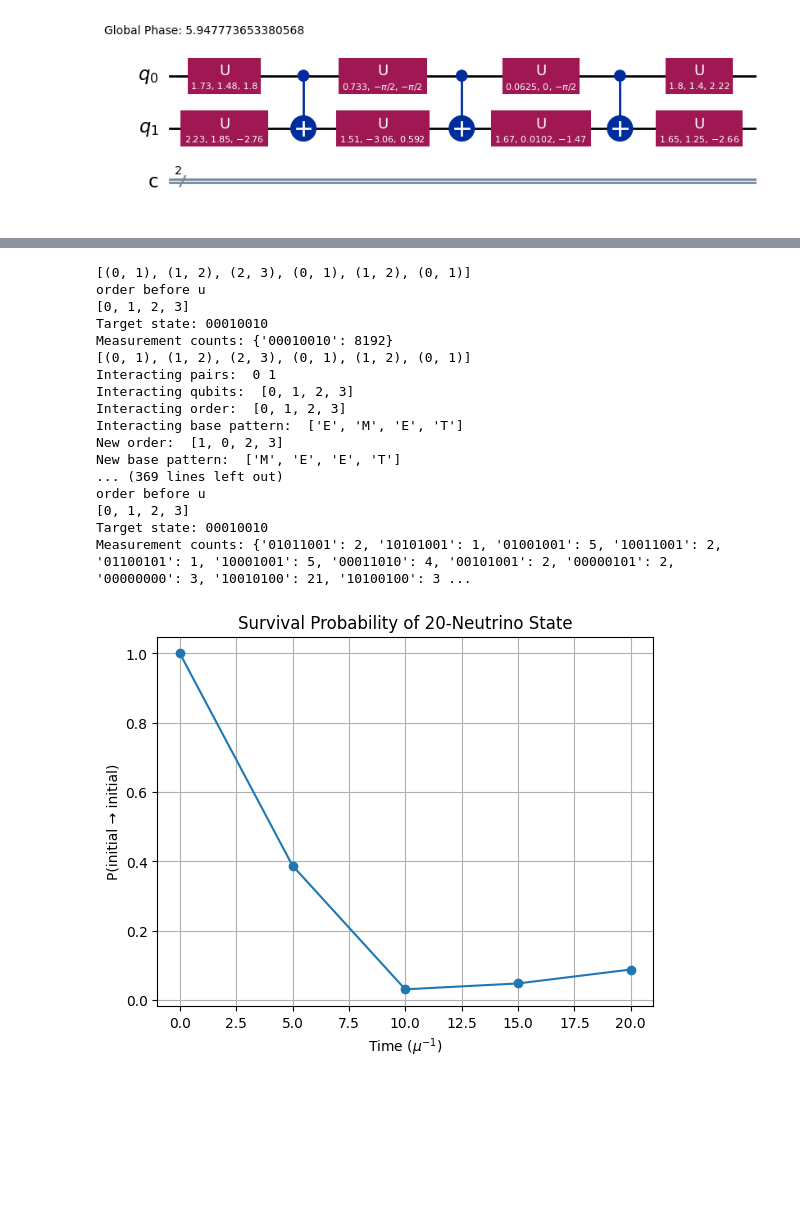
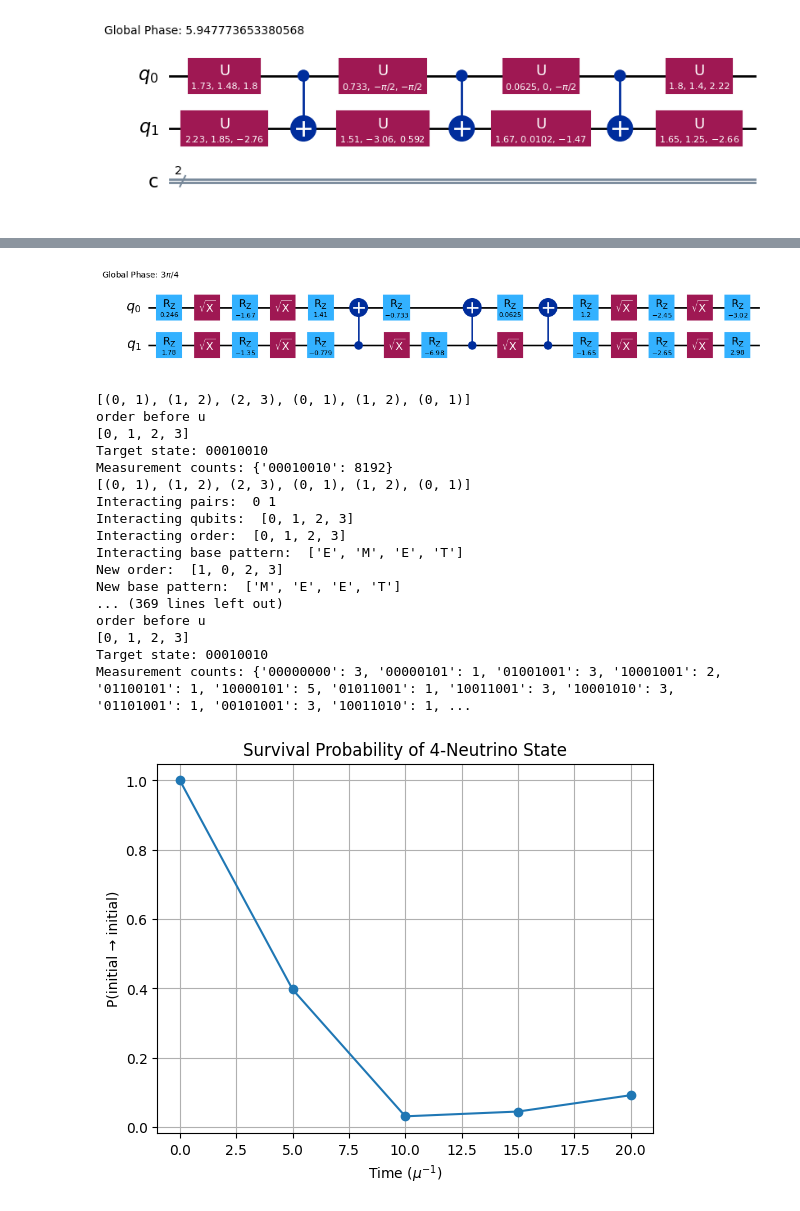
Before and after one commit to Ushakrhmn/Quantum-neutrino-Amol-Basu, a Jupyter notebook: SBN/SNB_3flavour_20-neutrino_2407_swap.ipynb, the cells around one changed output, grey strips where cells are left out. Drawn from its saved outputs; the diff is of its cells as text; code cells hidden in the pictures; blank space fills up the shorter version.

Commit message:
Adapt N neutrino to use swap-u_ij combined.

```diff
--- a/SBN/SNB_3flavour_20-neutrino_2407_swap.ipynb
+++ b/SBN/SNB_3flavour_20-neutrino_2407_swap.ipynb
@@ -69,7 +89,7 @@ assert np.allclose(U_PMNS_4x4.conj().T @ U_PMNS_4x4, np.eye(4)), "PMNS matrix is
 dm21 = 7.41e-5
 dm31 = 2.505e-3
 E = 1.0
-N = 8
+N = 4
 
 delta_m21 = dm21
 delta_m31 = dm31
@@ -180,8 +242,8 @@ def apply_nunu_interaction(qc, pair_indices, order, base_pattern, dt):
         print("Interacting qubits: ", q)
         print("Interacting order: ", order)
         print("Interacting base pattern: ", base_pattern)
-        nunu_interaction(qc, q, alpha_ij)
-        two_qubit_swap(qc, [2*i, 2*i+1], [2*j, 2*j+1])
+        nunu_interaction_p(qc, q, alpha_ij)
+        # two_qubit_swap(qc, [2*i, 2*i+1], [2*j, 2*j+1])
         order = swap_order_i_j(order, i, j)
         base_pattern = swap_base_pattern_i_j(base_pattern, i, j)
         print("New order: ", order)
@@ -225,3 +294,12 @@ def init_ordering():
+# %%
+qc = QuantumCircuit(2)
+Udag = Operator(U_PMNS_4x4.conj().T)
+decomposer = TwoQubitBasisDecomposer(CXGate(), euler_basis='ZSX')
+udagger = decomposer(Udag)
+qc.append(udagger, [0, 1])
+qc.decompose().draw('mpl')
+# %% [output]
+[figure, added]
 # %%
 # Time loop setup for N neutrinos
 dt = 5 / mu
@@ -231,6 +309,13 @@ times = np.linspace(0, T_max, steps)
 
 probabilities = []
 shots = 8192
+
+# Udag = Operator(U_PMNS_4x4.conj().T)
+# decomposer = TwoQubitBasisDecomposer(CXGate(), euler_basis='ZSX')
+# Udag = decomposer(Udag)
+
+# U = Operator(U_PMNS_4x4)
+# U = decomposer(U)
 for t in times:
     qc = QuantumCircuit(2 * N, 2 * N)
 
@@ -247,6 +332,7 @@ for t in times:
     Udag = Operator(U_PMNS_4x4.conj().T)
     for i in range(N):
         qc.unitary(Udag, [2*i, 2*i+1], label="U†_PMNS")
+        # qc.append(Udag, [2*i, 2*i+1])
 
     # Trotterization
     Trotter = int(t / dt)
@@ -263,22 +349,35 @@ for t in times:
     print(order)
     for i in range(N):
         qc.unitary(U, [2*i, 2*i+1], label="U_PMNS")
+        # qc.append(U, [2*i, 2*i+1])
 
     # Measurement
     # if order[-1] > order[0]:
     qc.measure(range(2 * N), reversed((range(2 * N))))
     # else:
     #     qc.measure(reversed(range(2 * N)), reversed((range(2 * N))))
-    pqc = transpile(qc, simulator)
+    if simulator_flag:
+        pqc = transpile(qc, simulator)
+    else:
+        initial_layout = [i for i in range(2 * N)]
+        pqc = transpile(qc, backend, initial_layout = initial_layout)
     #print(qc.count_ops())
     #for instr, qargs, cargs in qc.data:
         #if hasattr(instr, "params") and instr.params:
            # print(f"{instr.name}: {instr.params}")
 
     #pqc = transpile(qc, basis_gates=["u3", "cx"])
-    job = simulator.run([pqc], shots=shots)
+    counts = None
+    job = None
+    if simulator_flag:
+        job = simulator.run([pqc], shots=shots)
+    else:
+        job = sampler.run([pqc], shots=shots)
     job_result = job.result()
-    counts = job_result.get_counts()
+    if simulator_flag:
+        counts = job_result.get_counts()
+    else:
+        counts = job_result[0].data.c.get_counts()
 
     #print("Target state:", target_state)
 
@@ -298,33 +397,36 @@ for t in times:
 
     print("Target state:", target_state)
 
     prob = counts.get(target_state, 0) / shots
     print("Measurement counts:", counts)
     probabilities.append(prob)
 
 # Plot
 plt.plot(times * mu, probabilities, marker='o')
 plt.xlabel(r"Time ($\mu^{-1}$)")
 plt.ylabel("P(initial → initial)")
-plt.title("Survival Probability of 20-Neutrino State")
+plt.title("Survival Probability of {0}-Neutrino State".format(N))
 plt.grid(True)
+if not simulator_flag:
+    plt.savefig("IBM_8_neutrinos.png")
+    plt.savefig("IBM_8_neutrinos.pdf")
 plt.show()
 # %% [output]
 [(0, 1), (1, 2), (2, 3), (0, 1), (1, 2), (0, 1)]
 order before u
 [0, 1, 2, 3]
 Target state: 00010010
 Measurement counts: {'00010010': 8192}
 [(0, 1), (1, 2), (2, 3), (0, 1), (1, 2), (0, 1)]
 Interacting pairs:  0 1
 Interacting qubits:  [0, 1, 2, 3]
 Interacting order:  [0, 1, 2, 3]
 Interacting base pattern:  ['E', 'M', 'E', 'T']
 New order:  [1, 0, 2, 3]
 New base pattern:  ['M', 'E', 'E', 'T']
 ... (369 lines left out)
 order before u
 [0, 1, 2, 3]
 Target state: 00010010
-Measurement counts: {'01011001': 2, '10101001': 1, '01001001': 5, '10011001': 2, '01100101': 1, '10001001': 5, '00011010': 4, '00101001': 2, '00000101': 2, '00000000': 3, '10010100': 21, '10100100': 3 ...
+Measurement counts: {'00000000': 3, '00000101': 1, '01001001': 3, '10001001': 2, '01100101': 1, '10000101': 5, '01011001': 1, '10011001': 3, '10001010': 3, '01101001': 1, '00101001': 3, '10011010': 1, ...
-[figure, old version]
+[figure, new version]
```
Also changed, not shown: parts of 6 cells of this notebook, 1 other file.
